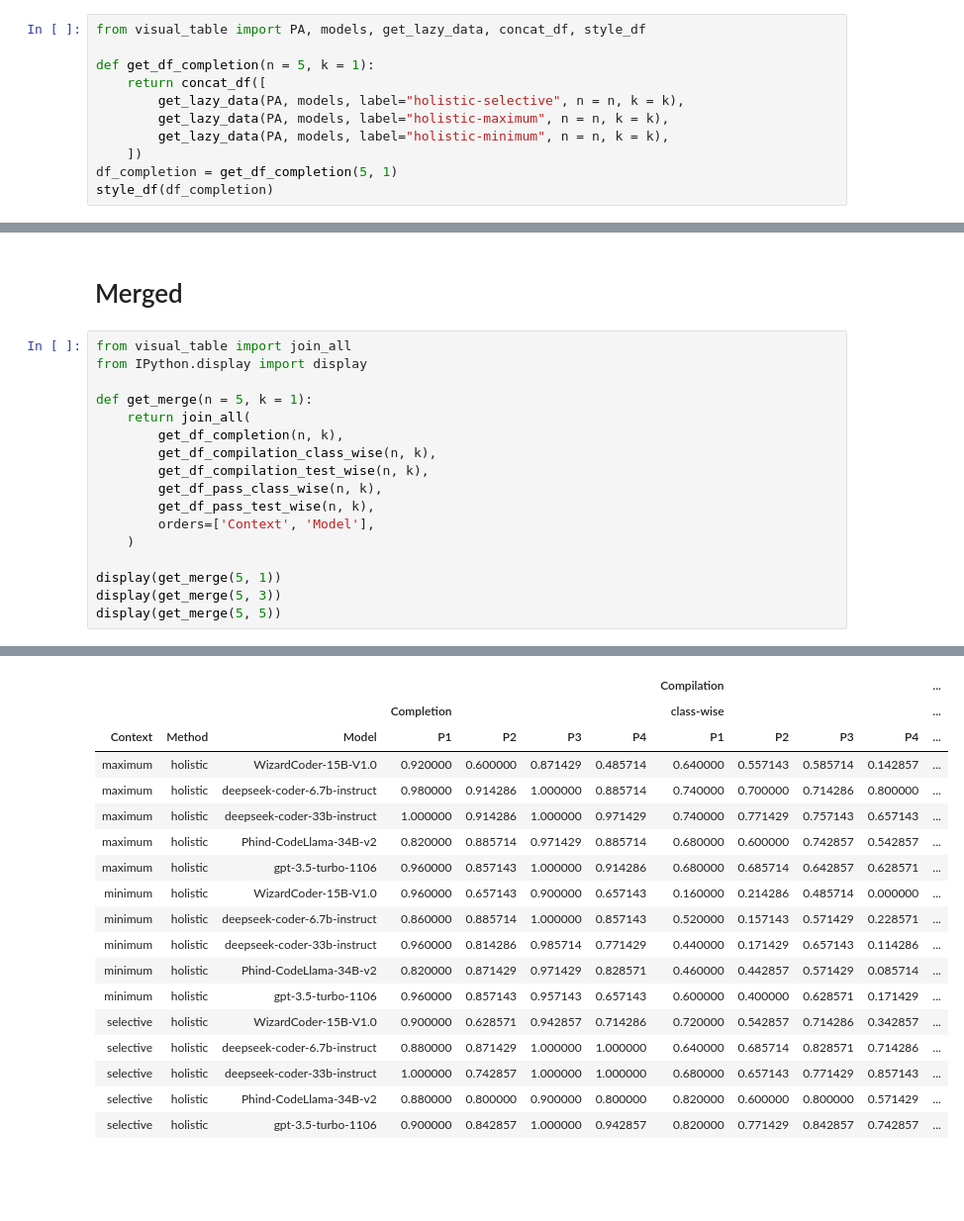
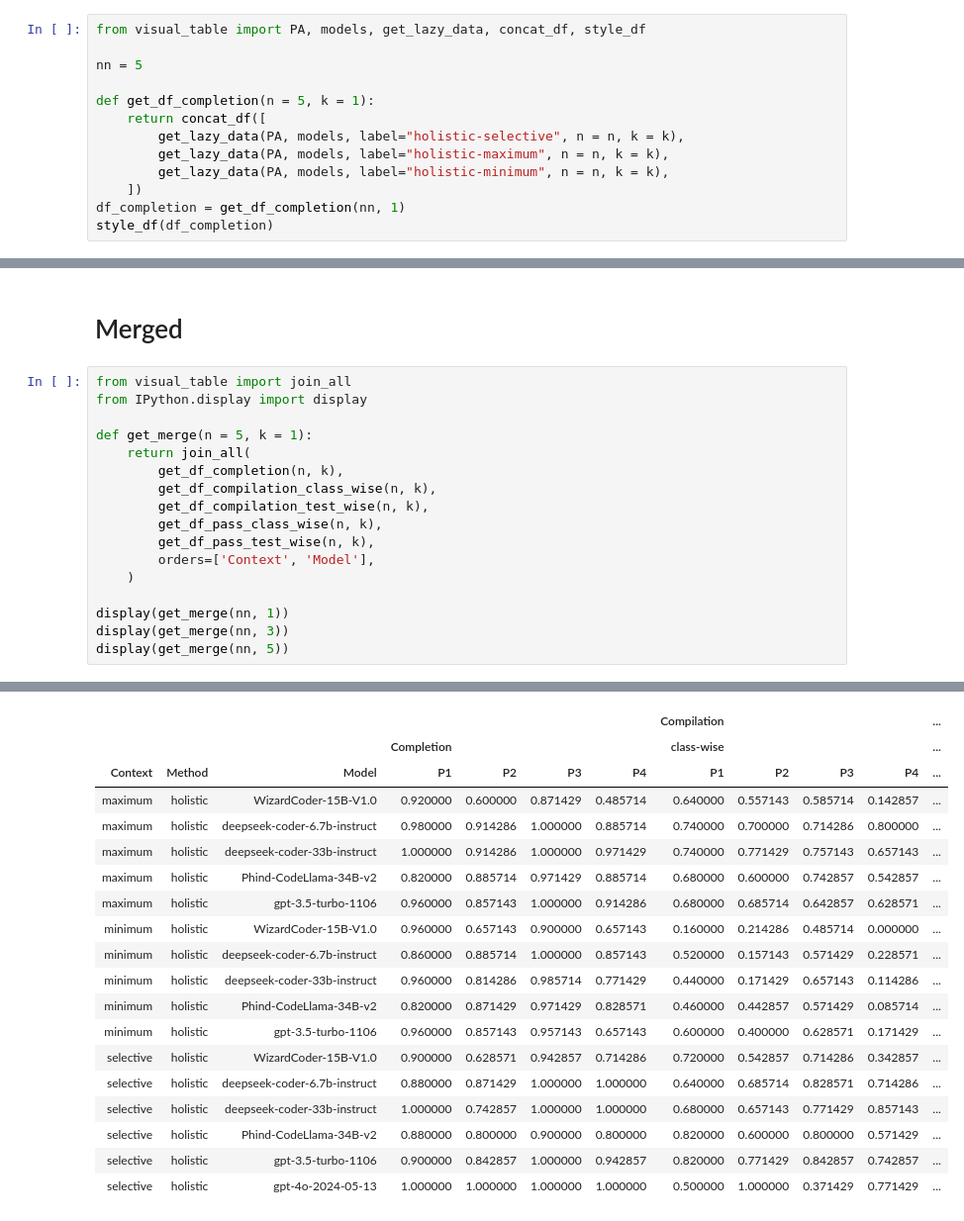
Before and after one commit to AbbasNS/JavaBench, a Jupyter notebook: paper_plot/visual_table_context.ipynb, the cells around one changed output, grey strips where cells are left out. Shown at 99% size. Cells and saved outputs as stored; diff of their text form; blank space fills up the shorter version.

Commit message:
Upload gpt-4o data with holistic selective setting

```diff
--- a/paper_plot/visual_table_context.ipynb
+++ b/paper_plot/visual_table_context.ipynb
@@ -2,6 +2,8 @@
 # Completion(Class-wise)
 # %%
 from visual_table import PA, models, get_lazy_data, concat_df, style_df
+
+nn = 5
 
 def get_df_completion(n = 5, k = 1):
     return concat_df([
@@ -9,6 +11,6 @@ def get_df_completion(n = 5, k = 1):
         get_lazy_data(PA, models, label="holistic-maximum", n = n, k = k),
         get_lazy_data(PA, models, label="holistic-minimum", n = n, k = k),
     ])
-df_completion = get_df_completion(5, 1)
+df_completion = get_df_completion(nn, 1)
 style_df(df_completion)
 # %% [output]
@@ -160,7 +207,7 @@ def get_merge(n = 5, k = 1):
         orders=['Context', 'Model'],
     )
 
-display(get_merge(5, 1))
-display(get_merge(5, 3))
-display(get_merge(5, 5))
+display(get_merge(nn, 1))
+display(get_merge(nn, 3))
+display(get_merge(nn, 5))
 # %% [output]
@@ -167,18 +231,19 @@ display(get_merge(5, 5))
 |  |  |  |  |  |  |  | Compilation |  |  |  | ... |
 |  |  |  | Completion |  |  |  | class-wise |  |  |  | ... |
 | Context | Method | Model | P1 | P2 | P3 | P4 | P1 | P2 | P3 | P4 | ... |
 | maximum | holistic | WizardCoder-15B-V1.0 | 0.920000 | 0.600000 | 0.871429 | 0.485714 | 0.640000 | 0.557143 | 0.585714 | 0.142857 | ... |
 | maximum | holistic | deepseek-coder-6.7b-instruct | 0.980000 | 0.914286 | 1.000000 | 0.885714 | 0.740000 | 0.700000 | 0.714286 | 0.800000 | ... |
 | maximum | holistic | deepseek-coder-33b-instruct | 1.000000 | 0.914286 | 1.000000 | 0.971429 | 0.740000 | 0.771429 | 0.757143 | 0.657143 | ... |
 | maximum | holistic | Phind-CodeLlama-34B-v2 | 0.820000 | 0.885714 | 0.971429 | 0.885714 | 0.680000 | 0.600000 | 0.742857 | 0.542857 | ... |
 | maximum | holistic | gpt-3.5-turbo-1106 | 0.960000 | 0.857143 | 1.000000 | 0.914286 | 0.680000 | 0.685714 | 0.642857 | 0.628571 | ... |
 | minimum | holistic | WizardCoder-15B-V1.0 | 0.960000 | 0.657143 | 0.900000 | 0.657143 | 0.160000 | 0.214286 | 0.485714 | 0.000000 | ... |
 | minimum | holistic | deepseek-coder-6.7b-instruct | 0.860000 | 0.885714 | 1.000000 | 0.857143 | 0.520000 | 0.157143 | 0.571429 | 0.228571 | ... |
 | minimum | holistic | deepseek-coder-33b-instruct | 0.960000 | 0.814286 | 0.985714 | 0.771429 | 0.440000 | 0.171429 | 0.657143 | 0.114286 | ... |
 | minimum | holistic | Phind-CodeLlama-34B-v2 | 0.820000 | 0.871429 | 0.971429 | 0.828571 | 0.460000 | 0.442857 | 0.571429 | 0.085714 | ... |
 | minimum | holistic | gpt-3.5-turbo-1106 | 0.960000 | 0.857143 | 0.957143 | 0.657143 | 0.600000 | 0.400000 | 0.628571 | 0.171429 | ... |
 | selective | holistic | WizardCoder-15B-V1.0 | 0.900000 | 0.628571 | 0.942857 | 0.714286 | 0.720000 | 0.542857 | 0.714286 | 0.342857 | ... |
 | selective | holistic | deepseek-coder-6.7b-instruct | 0.880000 | 0.871429 | 1.000000 | 1.000000 | 0.640000 | 0.685714 | 0.828571 | 0.714286 | ... |
 | selective | holistic | deepseek-coder-33b-instruct | 1.000000 | 0.742857 | 1.000000 | 1.000000 | 0.680000 | 0.657143 | 0.771429 | 0.857143 | ... |
 | selective | holistic | Phind-CodeLlama-34B-v2 | 0.880000 | 0.800000 | 0.900000 | 0.800000 | 0.820000 | 0.600000 | 0.800000 | 0.571429 | ... |
 | selective | holistic | gpt-3.5-turbo-1106 | 0.900000 | 0.842857 | 1.000000 | 0.942857 | 0.820000 | 0.771429 | 0.842857 | 0.742857 | ... |
+| selective | holistic | gpt-4o-2024-05-13 | 1.000000 | 1.000000 | 1.000000 | 1.000000 | 0.500000 | 1.000000 | 0.371429 | 0.771429 | ... |
```
Also changed, not shown: parts of 7 cells of this notebook, 18 other files.
